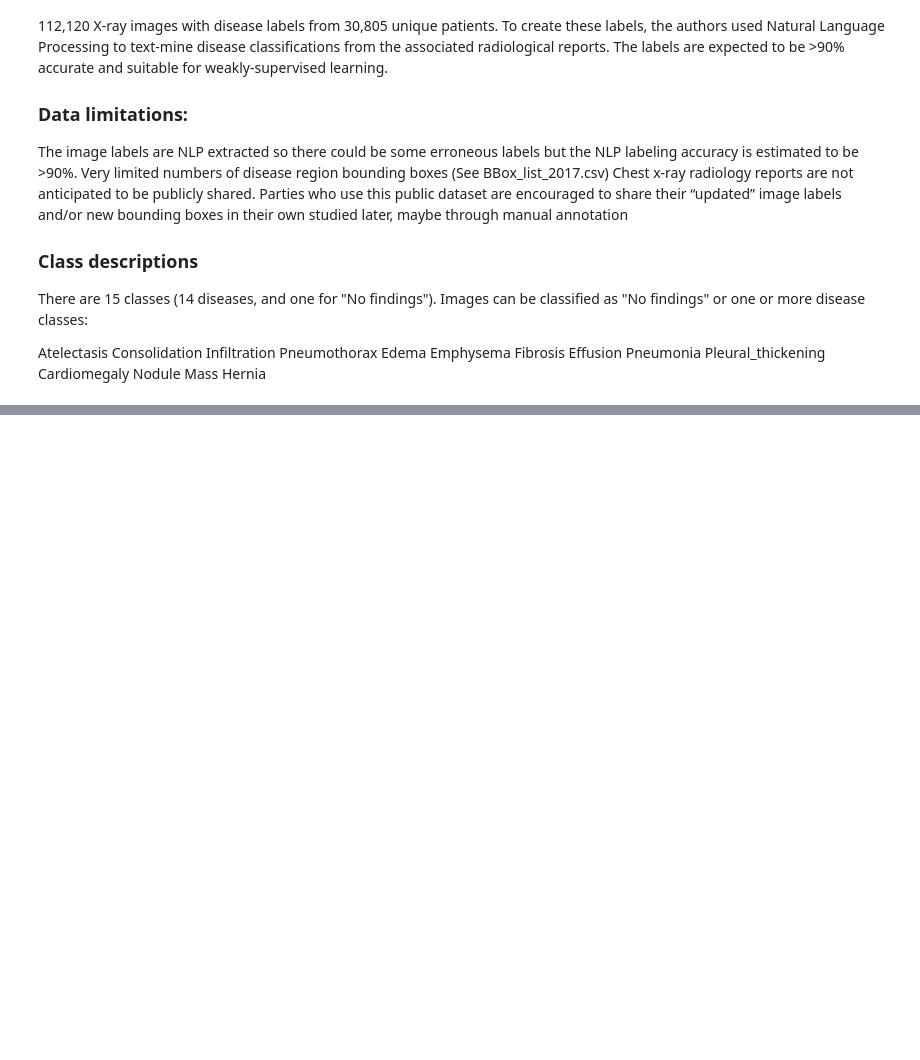
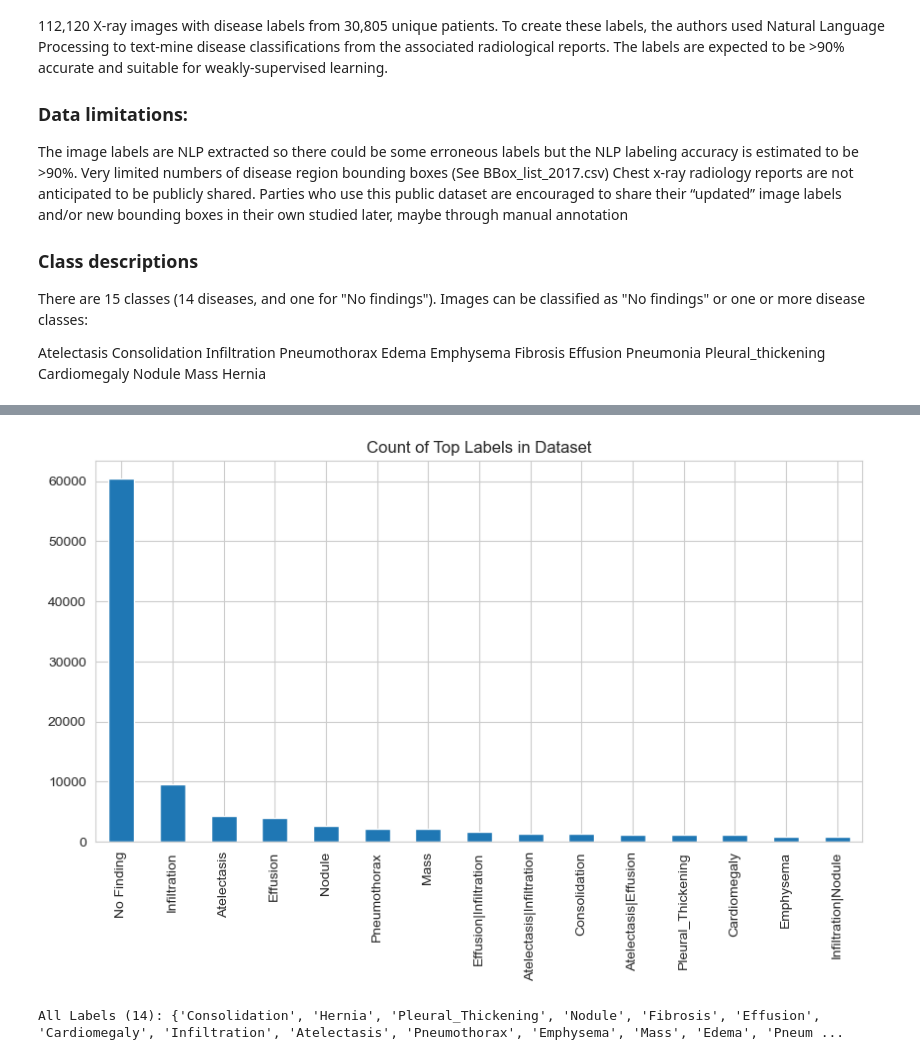
Before and after one commit to bprzybysz/chest-xray-classification, a Jupyter notebook: chest-xray-reboot.ipynb, the cells around one changed output, grey strips where cells are left out. Saved outputs shown, nothing was run; the diff lists cells and outputs as text; code cells hidden in the pictures; blank space fills up the shorter version.

Commit message:
Chest-XRay reboot: basic data digested

```diff
--- a/chest-xray-reboot.ipynb
+++ b/chest-xray-reboot.ipynb
@@ -30,0 +38,5 @@ Hernia
+# %%
+image_paths = pd.DataFrame(glob("data/images_*/images/*.png"), columns=["path"])
+image_paths["Image Index"] = image_paths["path"].apply(lambda x: x.split("/")[-1]) #verified
+# %%
+all_xray_df = pd.read_csv('data/Data_Entry_2017.csv')
@@ -30,0 +68,2 @@ Hernia
+# %%
+all_xray_df = all_xray_df.merge(image_paths, on="Image Index")
@@ -30,0 +79,20 @@ Hernia
+# %%
+label_counts = all_xray_df['Finding Labels'].value_counts()[:15]
+
+plt.figure(figsize=(10,5))
+plt.title("Count of Top Labels in Dataset")
+label_counts.plot.bar();
+# %% [output]
+[figure, added]
+# %%
+from itertools import chain
+
+all_xray_df['Finding Labels'] = all_xray_df['Finding Labels'].map(lambda x: x.replace('No Finding', ''))
+all_labels = np.unique(list(chain(*all_xray_df['Finding Labels'].map(lambda x: x.split('|')).tolist())))
+all_labels = {x for x in all_labels if len(x)>0}
+print('All Labels ({}): {}'.format(len(all_labels), all_labels))
+for c_label in all_labels:
+    if len(c_label)>1: # leave out empty labels
+        all_xray_df[c_label] = all_xray_df['Finding Labels'].map(lambda finding: 1.0 if c_label in finding else 0)
+# %% [output]
+All Labels (14): {'Consolidation', 'Hernia', 'Pleural_Thickening', 'Nodule', 'Fibrosis', 'Effusion', 'Cardiomegaly', 'Infiltration', 'Atelectasis', 'Pneumothorax', 'Emphysema', 'Mass', 'Edema', 'Pneum ...
```
Also changed, not shown: parts of 5 cells of this notebook.
